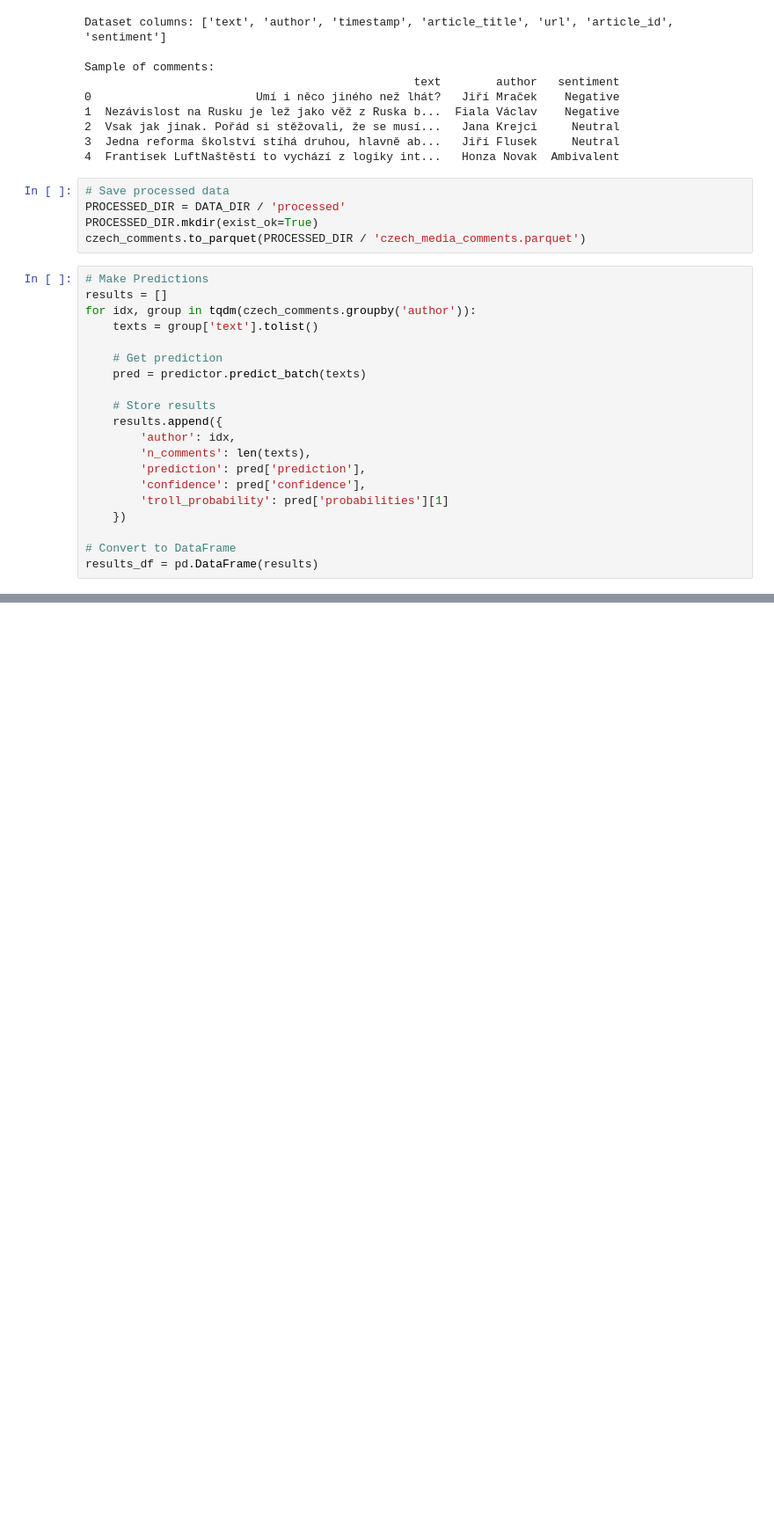
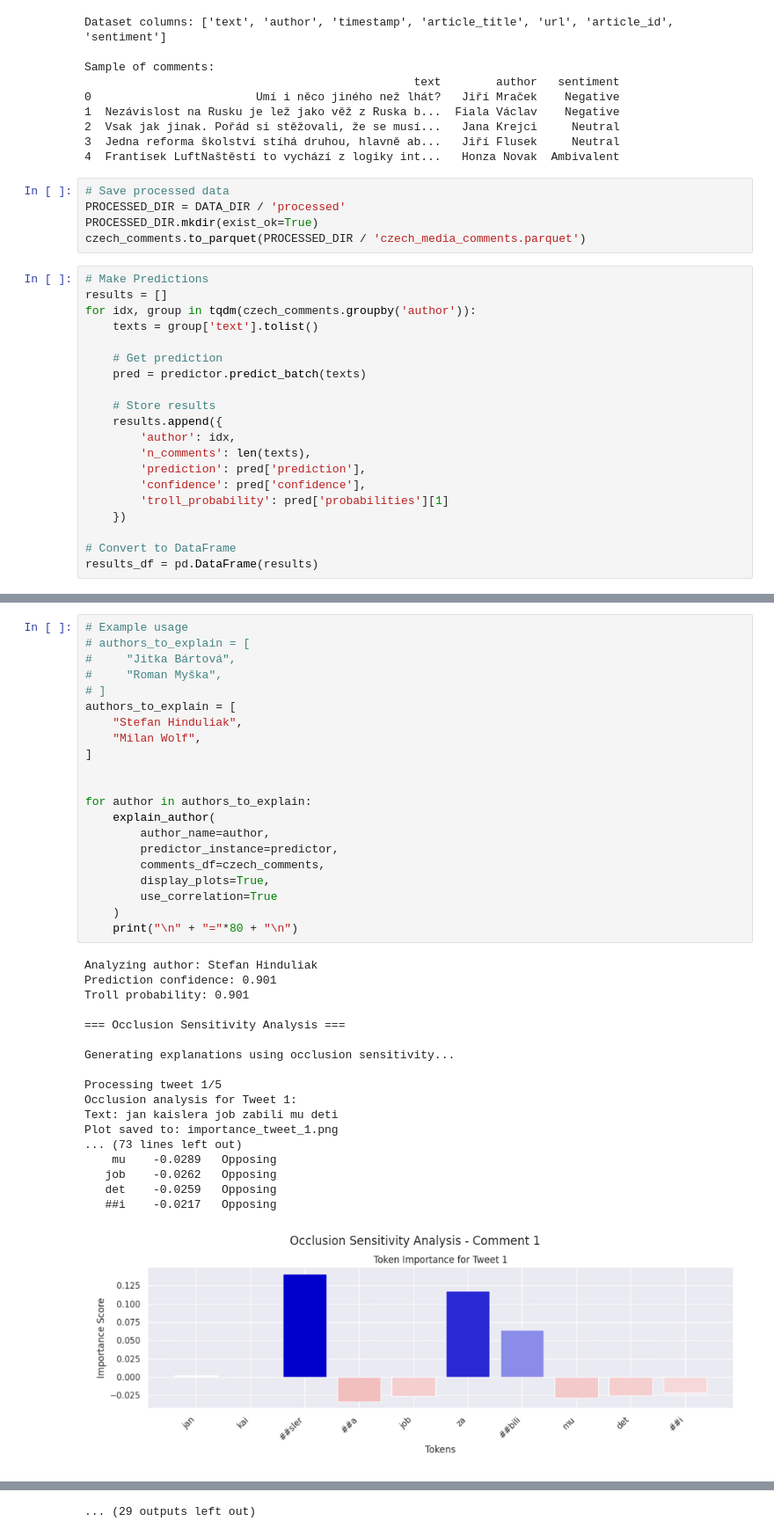
Before and after one commit to ziggyplayedguitar/nlp_thesis, a Jupyter notebook: workspace/notebooks/03_predict.ipynb, the cells around one changed output, grey strips where cells are left out. Shown at 88% size. Drawn from its saved outputs; the diff is of its cells as text; blank space fills up the shorter version.

Commit message:
Playing around with predicting czech comments

```diff
--- a/workspace/notebooks/03_predict.ipynb
+++ b/workspace/notebooks/03_predict.ipynb
@@ -163,0 +293,40 @@ Hlavně aby to byla pravda.
+# %%
+# Example usage
+# authors_to_explain = [
+#     "Jitka Bártová",
+#     "Roman Myška",
+# ]
+authors_to_explain = [
+    "Stefan Hinduliak",
+    "Milan Wolf",
+]
+
+
+for author in authors_to_explain:
+    explain_author(
+        author_name=author,
+        predictor_instance=predictor,
+        comments_df=czech_comments,
+        display_plots=True,
+        use_correlation=True
+    )
+    print("\n" + "="*80 + "\n")
+# %% [output]
+Analyzing author: Stefan Hinduliak
+Prediction confidence: 0.901
+Troll probability: 0.901
+
+=== Occlusion Sensitivity Analysis ===
+
+Generating explanations using occlusion sensitivity...
+
+Processing tweet 1/5
+Occlusion analysis for Tweet 1:
+Text: jan kaislera job zabili mu deti
+Plot saved to: importance_tweet_1.png
+... (73 lines left out)
+    mu    -0.0289   Opposing
+   job    -0.0262   Opposing
+   det    -0.0259   Opposing
+   ##i    -0.0217   Opposing
+[figure, added]
@@ -163,0 +413 @@ Hlavně aby to byla pravda.
+... (29 outputs left out)
```
Also changed, not shown: parts of 7 cells of this notebook, 7 other files.
